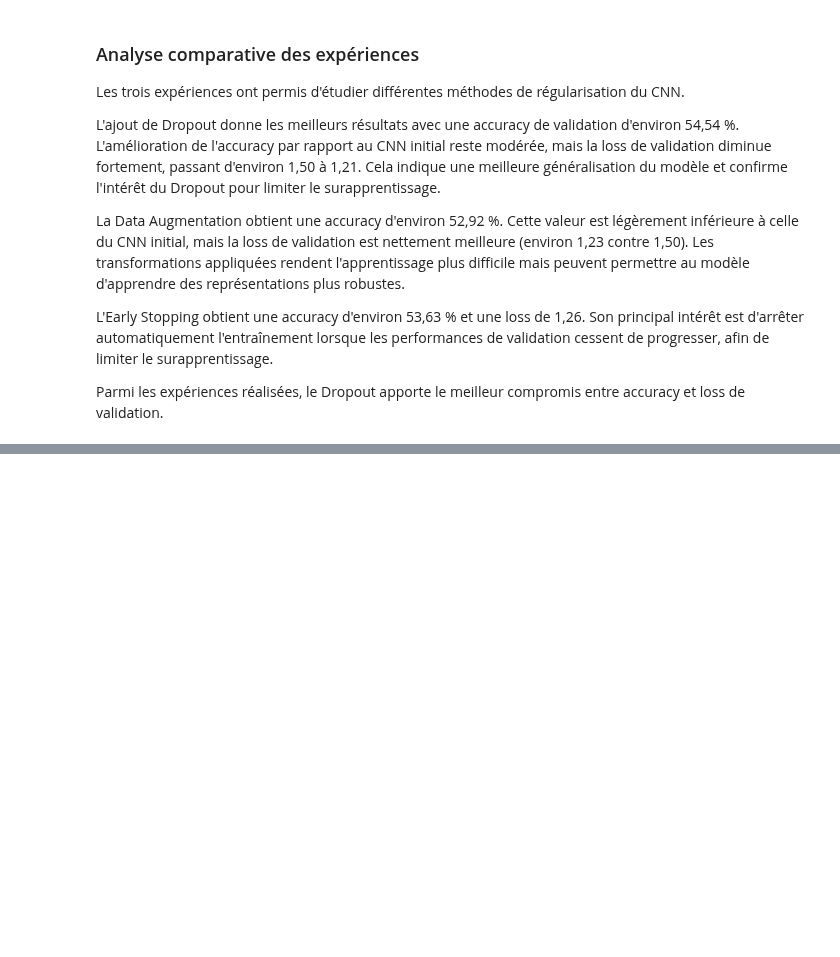
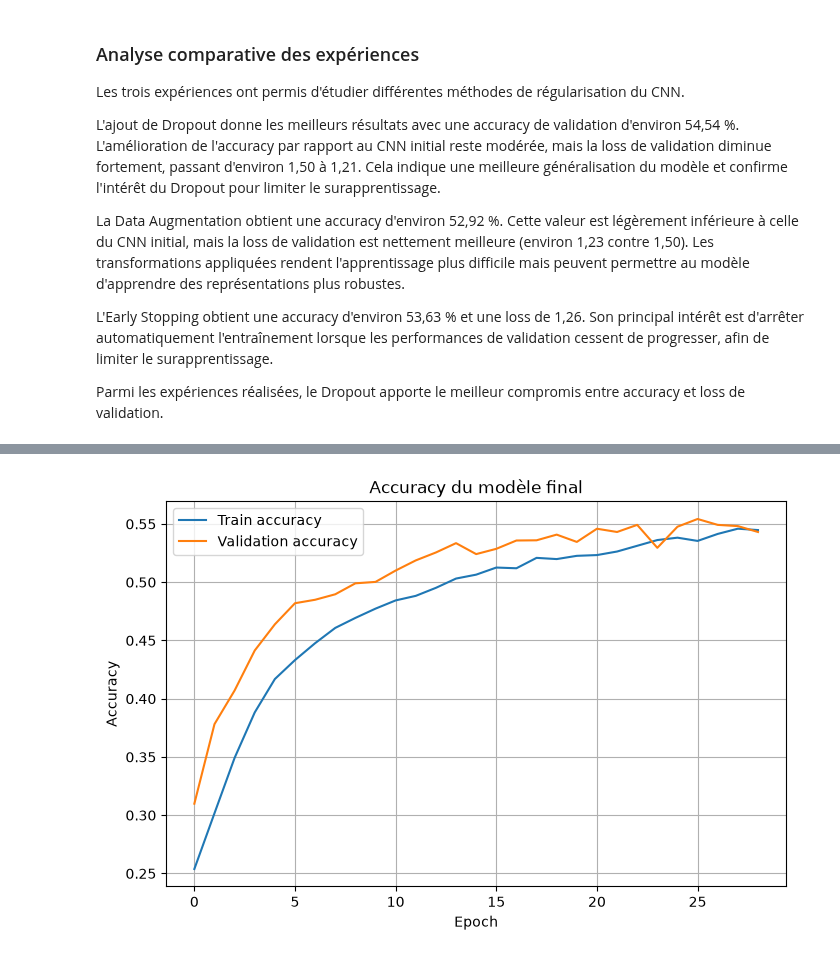
Before and after one commit to MassinissaBouamar/Projet_DL_Reconnaissance_faciale, a Jupyter notebook: notebooks/facial_expression_recognition.ipynb, the cells around one changed output, grey strips where cells are left out. Saved outputs shown, nothing was run; the diff lists cells and outputs as text; code cells hidden in the pictures; blank space fills up the shorter version.

Commit message:
Modèle final

```diff
--- a/notebooks/facial_expression_recognition.ipynb
+++ b/notebooks/facial_expression_recognition.ipynb
@@ -1521,0 +1618,21 @@ entre accuracy et loss de validation.
+# %%
+final_model.compile(
+    optimizer="adam",
+    loss="sparse_categorical_crossentropy",
+    metrics=["accuracy"]
+)
+# %%
+final_early_stopping = tf.keras.callbacks.EarlyStopping(
+    monitor="val_loss",
+    patience=3,
+    restore_best_weights=True
+)
+# %%
+FINAL_EPOCHS = 30
+# %%
+final_history = final_model.fit(
+    train_dataset,
+    validation_data=validation_dataset,
+    epochs=FINAL_EPOCHS,
+    callbacks=[final_early_stopping]
+)
@@ -1521,0 +1681,24 @@ entre accuracy et loss de validation.
+# %%
+final_history_dict = final_history.history
+
+plt.figure(figsize=(8, 5))
+
+plt.plot(
+    final_history_dict["accuracy"],
+    label="Train accuracy"
+)
+
+plt.plot(
+    final_history_dict["val_accuracy"],
+    label="Validation accuracy"
+)
+
+plt.xlabel("Epoch")
+plt.ylabel("Accuracy")
+plt.title("Accuracy du modèle final")
+plt.legend()
+plt.grid()
+
+plt.show()
+# %% [output]
+[figure, added]
```
Also changed, not shown: parts of 18 cells of this notebook.
